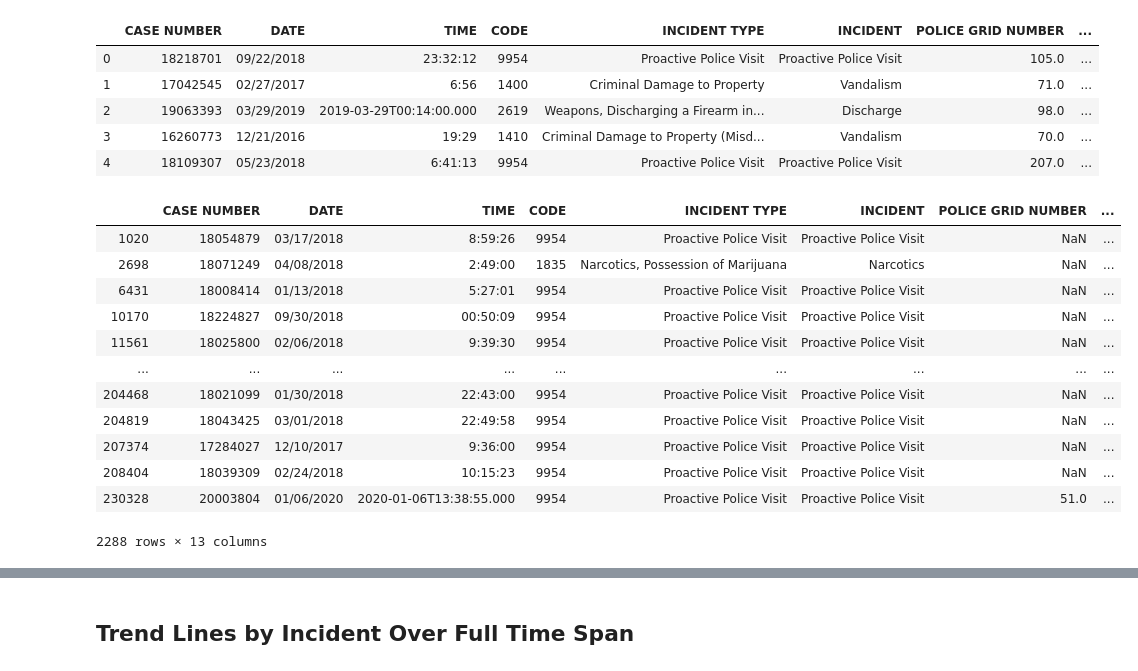
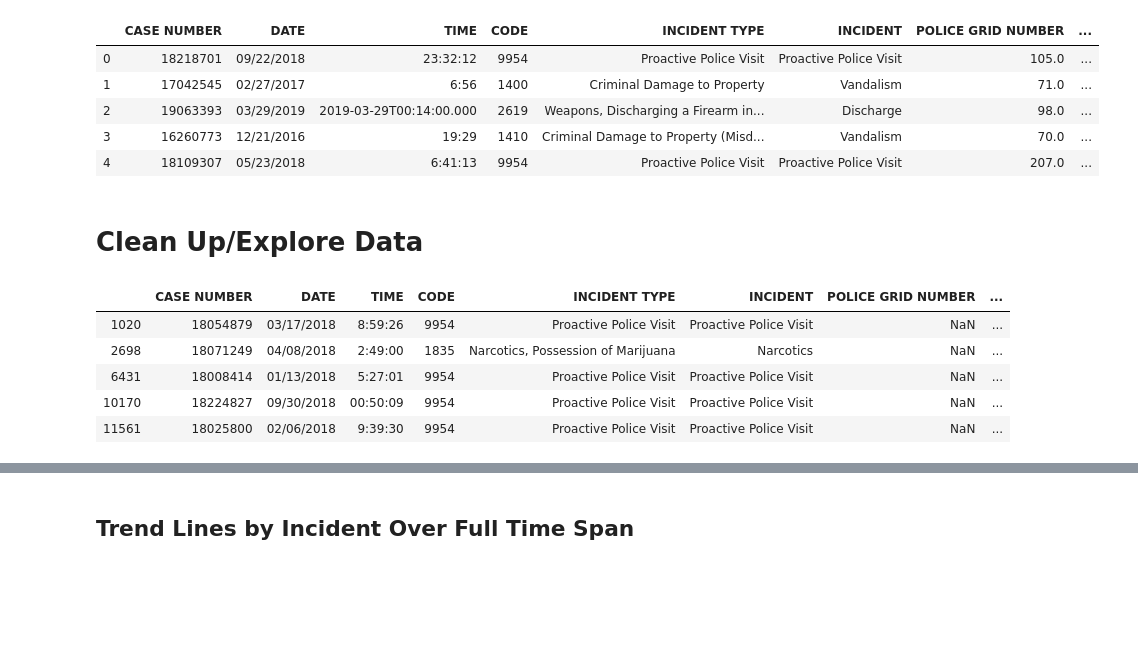
Before and after one commit to VallieTracy/StPaul-Crime-Incidents, a Jupyter notebook: main.ipynb, the cells around one changed output, grey strips where cells are left out. Saved outputs shown, nothing was run; the diff lists cells and outputs as text; code cells hidden in the pictures; blank space fills up the shorter version.

```diff
--- a/main.ipynb
+++ b/main.ipynb
@@ -14,24 +14,19 @@ crime_df.head()
 | 2 | 19063393 | 03/29/2019 | 2019-03-29T00:14:00.000 | 2619 | Weapons, Discharging a Firearm in... | Discharge | 98.0 | ... |
 | 3 | 16260773 | 12/21/2016 | 19:29 | 1410 | Criminal Damage to Property (Misd... | Vandalism | 70.0 | ... |
 | 4 | 18109307 | 05/23/2018 | 6:41:13 | 9954 | Proactive Police Visit | Proactive Police Visit | 207.0 | ... |
+# %% [markdown]
+# Clean Up/Explore Data
 # %%
 # Pull out all rows with nan's just to see
 crime_nan = crime_df[crime_df.isna().any(axis=1)]
-crime_nan
+crime_nan.head()
 # %% [output]
 |  | CASE NUMBER | DATE | TIME | CODE | INCIDENT TYPE | INCIDENT | POLICE GRID NUMBER | ... |
 | 1020 | 18054879 | 03/17/2018 | 8:59:26 | 9954 | Proactive Police Visit | Proactive Police Visit | NaN | ... |
 | 2698 | 18071249 | 04/08/2018 | 2:49:00 | 1835 | Narcotics, Possession of Marijuana | Narcotics | NaN | ... |
 | 6431 | 18008414 | 01/13/2018 | 5:27:01 | 9954 | Proactive Police Visit | Proactive Police Visit | NaN | ... |
 | 10170 | 18224827 | 09/30/2018 | 00:50:09 | 9954 | Proactive Police Visit | Proactive Police Visit | NaN | ... |
 | 11561 | 18025800 | 02/06/2018 | 9:39:30 | 9954 | Proactive Police Visit | Proactive Police Visit | NaN | ... |
-| ... | ... | ... | ... | ... | ... | ... | ... | ... |
-| 204468 | 18021099 | 01/30/2018 | 22:43:00 | 9954 | Proactive Police Visit | Proactive Police Visit | NaN | ... |
-| 204819 | 18043425 | 03/01/2018 | 22:49:58 | 9954 | Proactive Police Visit | Proactive Police Visit | NaN | ... |
-| 207374 | 17284027 | 12/10/2017 | 9:36:00 | 9954 | Proactive Police Visit | Proactive Police Visit | NaN | ... |
-| 208404 | 18039309 | 02/24/2018 | 10:15:23 | 9954 | Proactive Police Visit | Proactive Police Visit | NaN | ... |
-| 230328 | 20003804 | 01/06/2020 | 2020-01-06T13:38:55.000 | 9954 | Proactive Police Visit | Proactive Police Visit | 51.0 | ... |
-2288 rows × 13 columns
 # %%
 # Another way to look for missing values
 crime_df.count()
```
Also changed, not shown: parts of 20 cells of this notebook, 1 other file.
